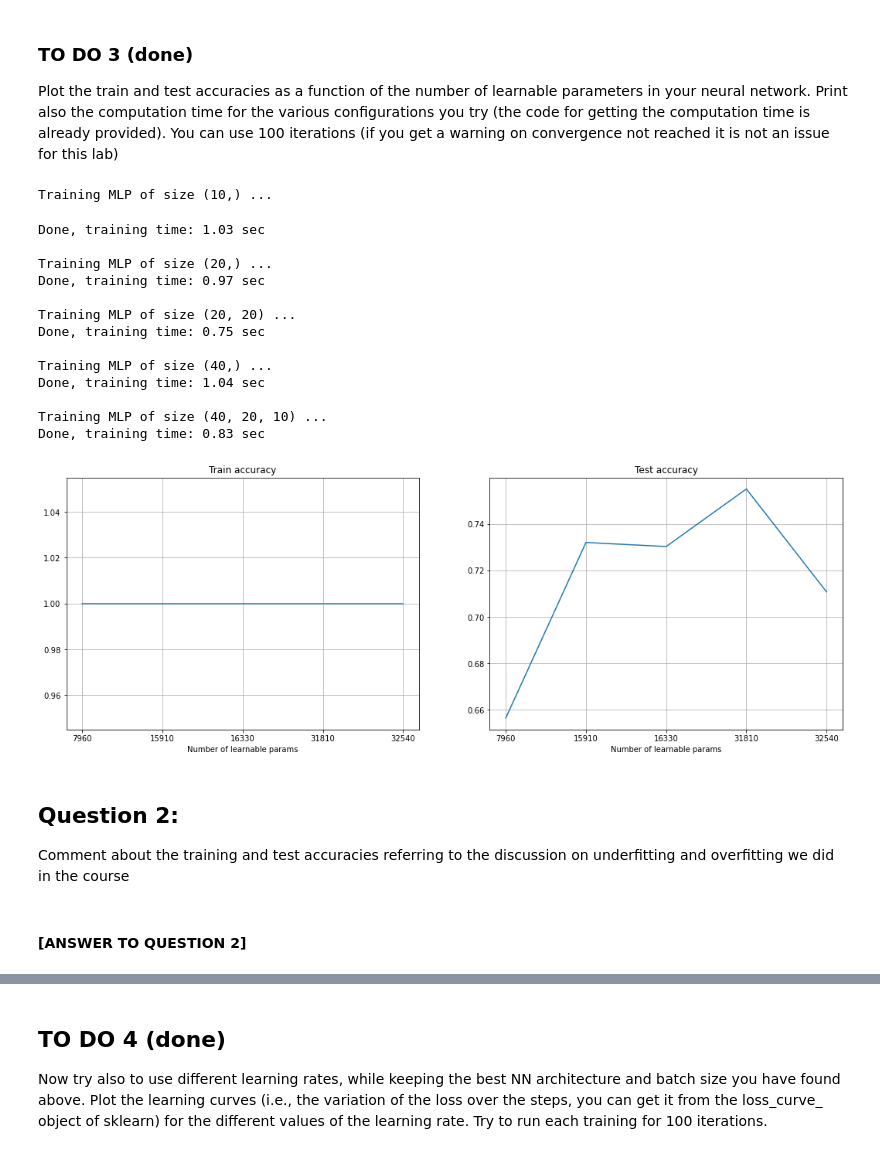
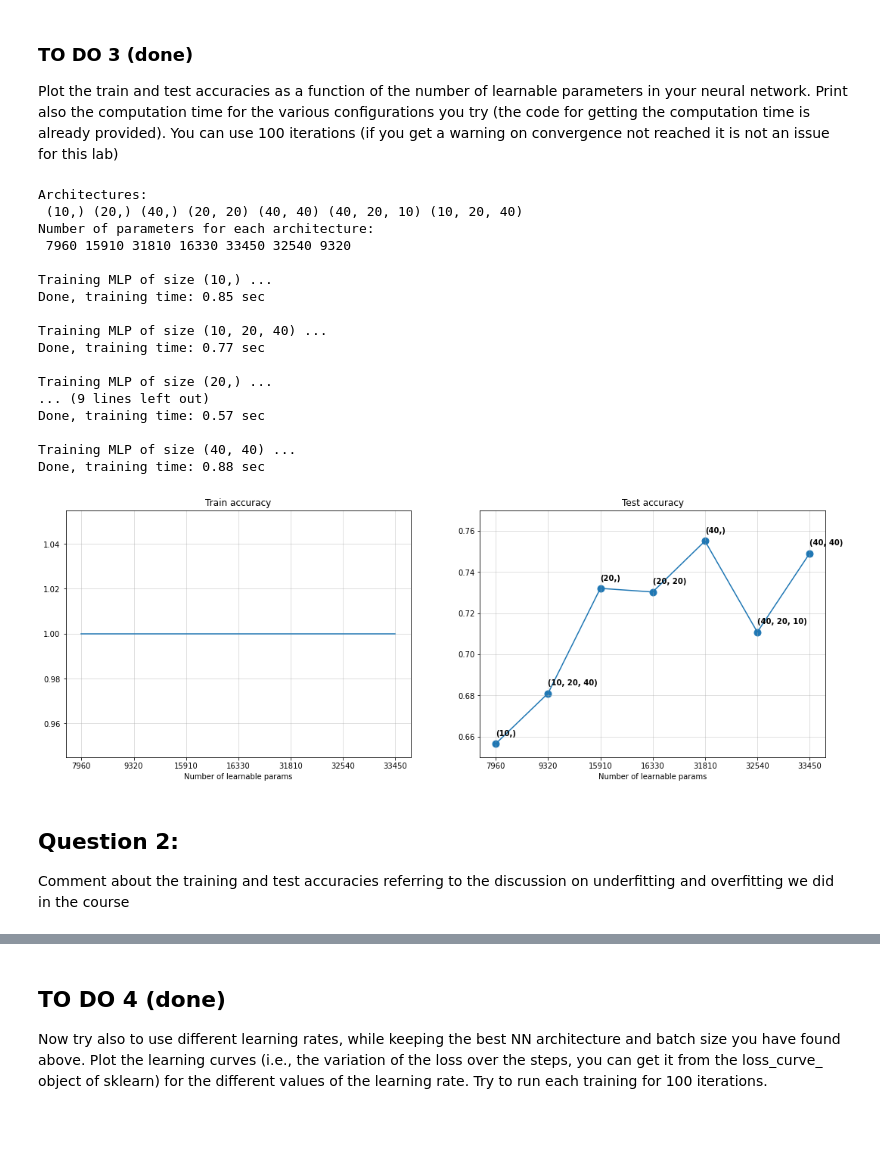
Before and after one commit to NicolaZomer/MachineLearning_Y2122, a Jupyter notebook: lab3/LAB3_Characters_Classification_with_Neural_Networks.ipynb, the cells around one changed output, grey strips where cells are left out. Saved outputs shown, nothing was run; the diff lists cells and outputs as text; code cells hidden in the pictures; blank space fills up the shorter version.

```diff
--- a/lab3/LAB3_Characters_Classification_with_Neural_Networks.ipynb
+++ b/lab3/LAB3_Characters_Classification_with_Neural_Networks.ipynb
@@ -168,7 +165,5 @@ Useful URLs:
 # %%
-
-# TODO: these are sample values but feel free to change them as you like, try to experiment with different sizes!!
-parameters = {'hidden_layer_sizes': [(10,), (20,), (40,), (20,20,), (40,20,10)]}
+parameters = {'hidden_layer_sizes': [(10,), (20,), (40,), (20,20,), (40,40,), (40,20,10), (10,20,40)]}
 
 # hidden_layer_sizes: length = n_layers - 2, default=(100,)
 # The ith element represents the number of neurons in the ith hidden layer.
@@ -220,8 +217,7 @@ From MLPClassifier docu:
 > Size of minibatches for stochastic optimizers. If the solver is ‘lbfgs’, the classifier will not use minibatch. When set to “auto”, batch_size=min(200, n_samples).
 # %%
 # these are sample values corresponding to baseline SGD, a reasonable mini-batch size and standard GD
-# TODO: again feel free to change them as you like, try to experiment with different batch sizes!!
-parameters = {'batch_size': [1, 32, 480]}
+parameters = {'batch_size': [1, 32, 64, 128, 480]}
 
 # need to specify that you would like to use the standard k-fold split otherwise sklearn create splits of different sizes
 
@@ -293,64 +299,74 @@ def param_count(hl_size):
     tot += (hl_size[-1]+1)*output_size
     return tot
 
-hl_sizes = [(10,), (20,), (40,), (20,20,), (40,20,10)]
+hl_sizes = [(10,), (20,), (40,), (20,20,), (40,40,), (40,20,10), (10,20,40)]
 hl_labels = [param_count(t) for t in hl_sizes]
+
+print('Architectures:\n', *hl_sizes)
+print('Number of parameters for each architecture:\n', *hl_labels)
+print('')
+
 index = np.argsort(hl_labels)
-hl_labels = np.array(hl_labels)[index]
-hl_sizes = np.array(hl_sizes)[index]
+hl_labels = np.array(hl_labels, dtype="object")[index]
+hl_sizes = np.array(hl_sizes, dtype="object")[index]
 
 ti = time.time()
 train_acc_list, test_acc_list = [], []
 for hl_size in hl_sizes:
     print('Training MLP of size {} ...'.format(hl_size))
     mlp_hlplot = MLPClassifier(max_iter=100, alpha=1e-4, solver='sgd',
                     tol=1e-4, random_state=ID,
                     learning_rate_init=.1, hidden_layer_sizes=hl_size)
 
     with warnings.catch_warnings():
         warnings.filterwarnings("ignore", category=ConvergenceWarning, module="sklearn")
         mlp_hlplot.fit(X_train, y_train)
 
     train_acc_list.append(mlp_hlplot.score(X_train, y_train))
     test_acc_list.append(mlp_hlplot.score(X_test, y_test))
     print('Done, training time: {:.2f} sec\n'.format(time.time()-ti))
     ti = time.time()
 
 fig, ax = plt.subplots(1,2, figsize=(18,6))
 
-
 ax[0].plot(train_acc_list)
 ax[0].set_xlabel('Number of learnable params')
 ax[0].set_title('Train accuracy')
 ax[0].set_xticks(np.arange(0,len(hl_labels)))
 ax[0].set_xticklabels(hl_labels)
-ax[0].grid(True)
+ax[0].grid(True,  alpha = 0.5)
 
 ax[1].plot(test_acc_list)
+ax[1].scatter(np.arange(len(hl_labels)), test_acc_list, s=80)
+for i, txt in enumerate(hl_sizes):
+    ax[1].annotate(str(txt), xy=(i, test_acc_list[i]), xytext = (i, test_acc_list[i]+0.004), weight='bold')
+
 ax[1].set_xlabel('Number of learnable params')
 ax[1].set_title('Test accuracy')
 ax[1].set_xticks(np.arange(0,len(hl_labels)))
 ax[1].set_xticklabels(hl_labels)
-ax[1].grid(True)
+ax[1].set_ylim(0.65, 0.77)
+ax[1].grid(True, alpha = 0.5)
 # %% [output]
+Architectures:
+ (10,) (20,) (40,) (20, 20) (40, 40) (40, 20, 10) (10, 20, 40)
+Number of parameters for each architecture:
+ 7960 15910 31810 16330 33450 32540 9320
+
 Training MLP of size (10,) ...
+Done, training time: 0.85 sec
+
+Training MLP of size (10, 20, 40) ...
+Done, training time: 0.77 sec
+
+Training MLP of size (20,) ...
+... (9 lines left out)
+Done, training time: 0.57 sec
+
+Training MLP of size (40, 40) ...
+Done, training time: 0.88 sec
-Done, training time: 1.03 sec
-
-Training MLP of size (20,) ...
-Done, training time: 0.97 sec
-
-Training MLP of size (20, 20) ...
-Done, training time: 0.75 sec
-
-Training MLP of size (40,) ...
-Done, training time: 1.04 sec
-
-Training MLP of size (40, 20, 10) ...
-Done, training time: 0.83 sec
-[figure, old version]
+[figure, new version]
 # %% [markdown]
 ## Question 2:
 
 Comment about the training and test accuracies referring to the discussion on underfitting and overfitting we did in the course
-# %% [markdown]
-#### [ANSWER TO QUESTION 2]
```
Also changed, not shown: parts of 21 cells of this notebook.
